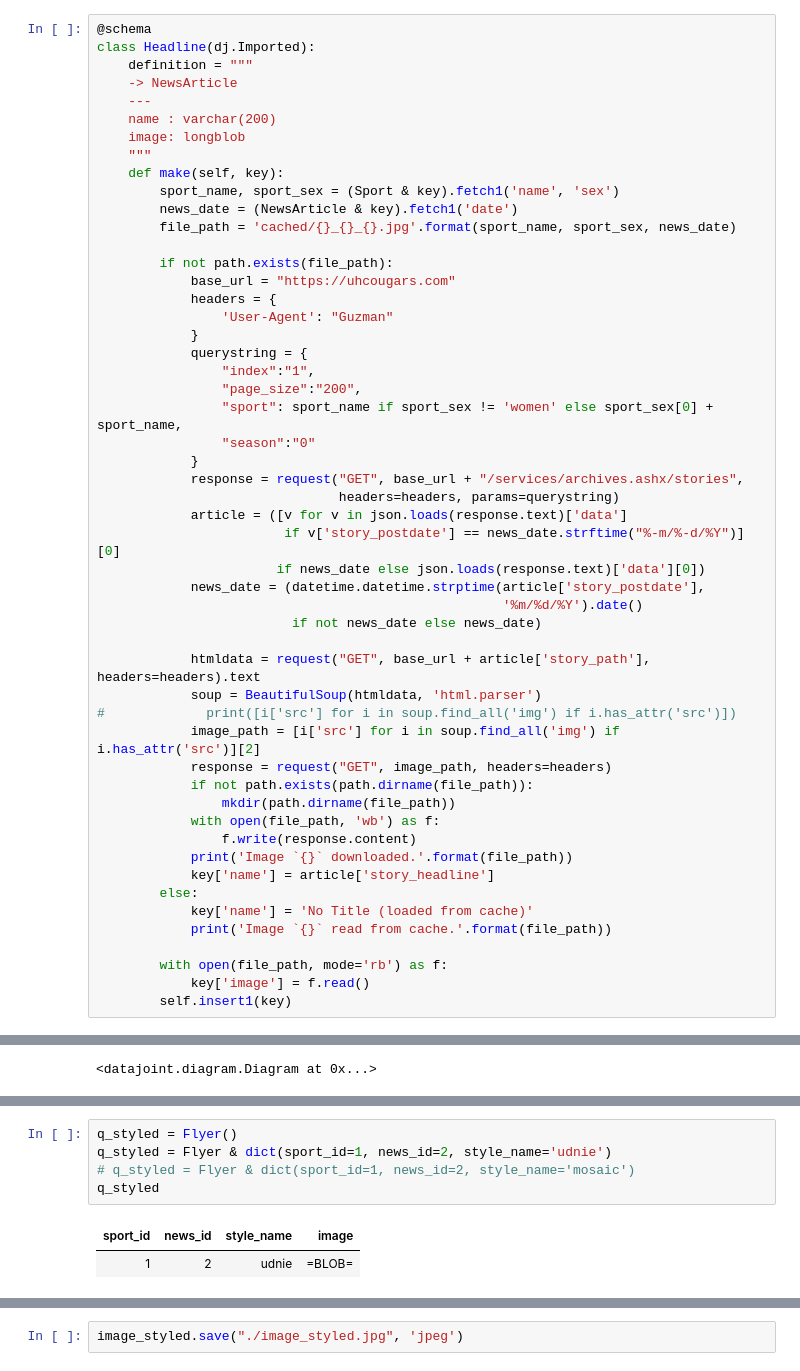
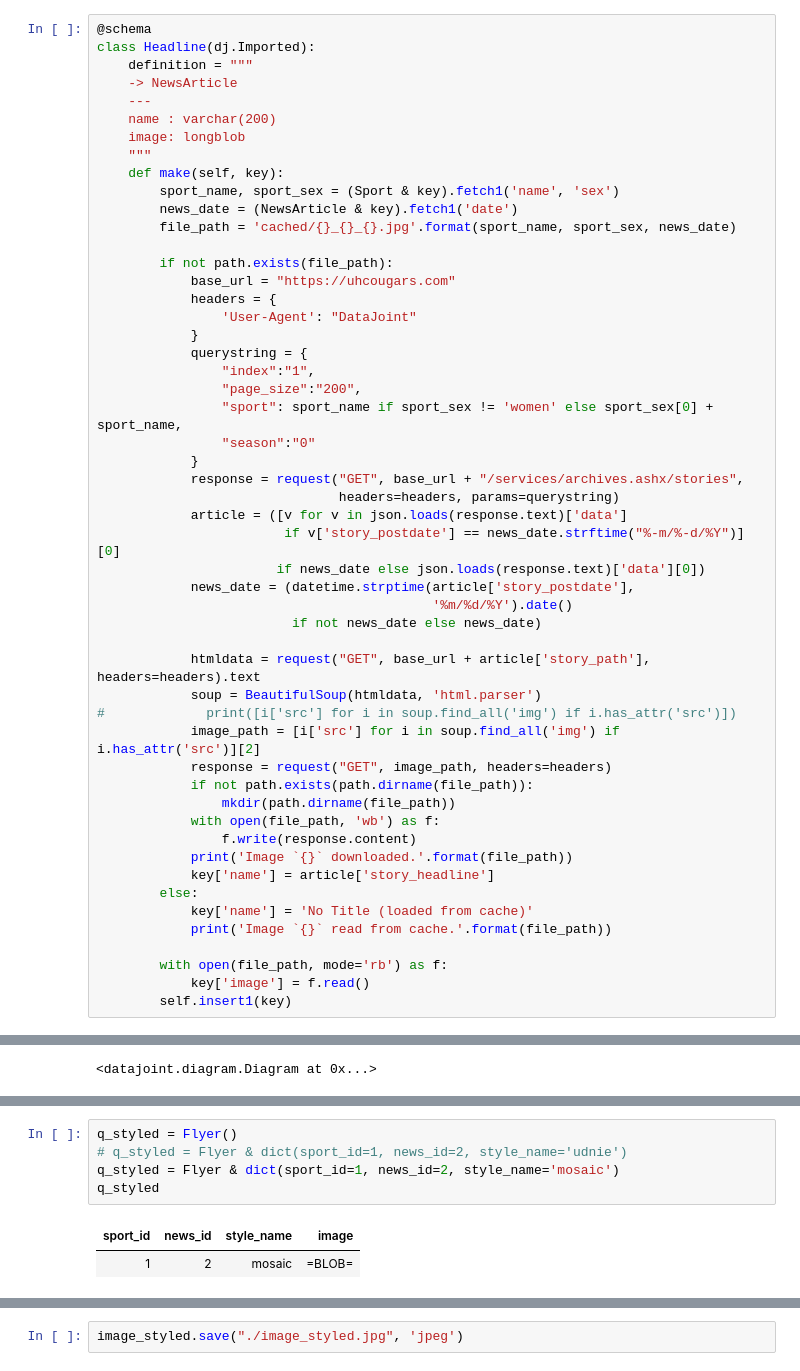
Before and after one commit to guzman-raphael/uh-demo, a Jupyter notebook: notebook/DataJoint_Intro.ipynb, the cells around one changed output, grey strips where cells are left out. Cells and saved outputs as stored; diff of their text form.

```diff
--- a/notebook/DataJoint_Intro.ipynb
+++ b/notebook/DataJoint_Intro.ipynb
@@ -162,7 +162,7 @@ class Headline(dj.Imported):
         if not path.exists(file_path):
             base_url = "https://uhcougars.com"
             headers = {
-                'User-Agent': "Guzman"
+                'User-Agent': "DataJoint"
             }
             querystring = {
                 "index":"1",
@@ -175,8 +175,8 @@ class Headline(dj.Imported):
             article = ([v for v in json.loads(response.text)['data']
                         if v['story_postdate'] == news_date.strftime("%-m/%-d/%Y")][0]
                        if news_date else json.loads(response.text)['data'][0])
-            news_date = (datetime.datetime.strptime(article['story_postdate'],
-                                                    '%m/%d/%Y').date()
+            news_date = (datetime.strptime(article['story_postdate'],
+                                           '%m/%d/%Y').date()
                          if not news_date else news_date)
 
             htmldata = request("GET", base_url + article['story_path'], headers=headers).text
@@ -318,11 +321,11 @@ sport_id: 3, news_id: 2, style_name: udnie
 # %%
 q_styled = Flyer()
-q_styled = Flyer & dict(sport_id=1, news_id=2, style_name='udnie')
-# q_styled = Flyer & dict(sport_id=1, news_id=2, style_name='mosaic')
+# q_styled = Flyer & dict(sport_id=1, news_id=2, style_name='udnie')
+q_styled = Flyer & dict(sport_id=1, news_id=2, style_name='mosaic')
 q_styled
 # %% [output]
 | sport_id | news_id | style_name | image |
-| 1 | 2 | udnie | =BLOB= |
+| 1 | 2 | mosaic | =BLOB= |
 Total: 1
 # %%
 image_styled = q_styled.fetch1('image')
```
Also changed, not shown: parts of 7 cells of this notebook, 3 other files.
